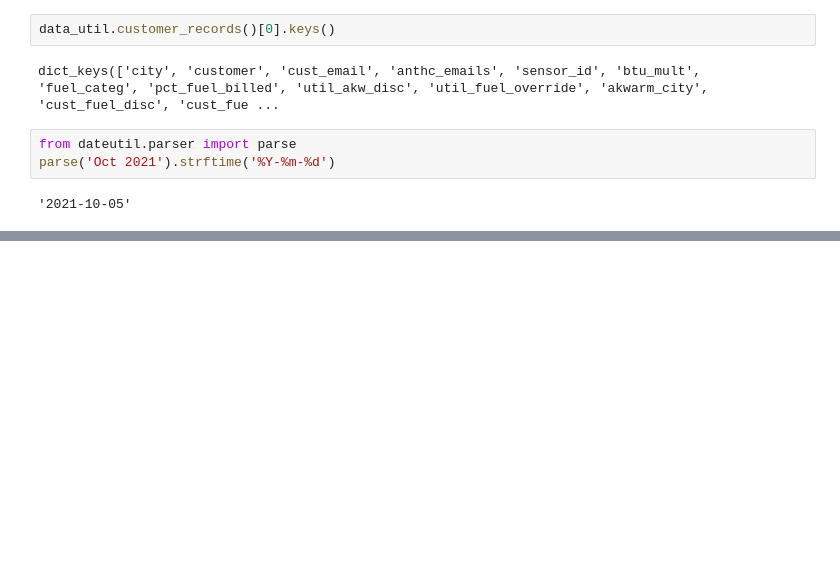
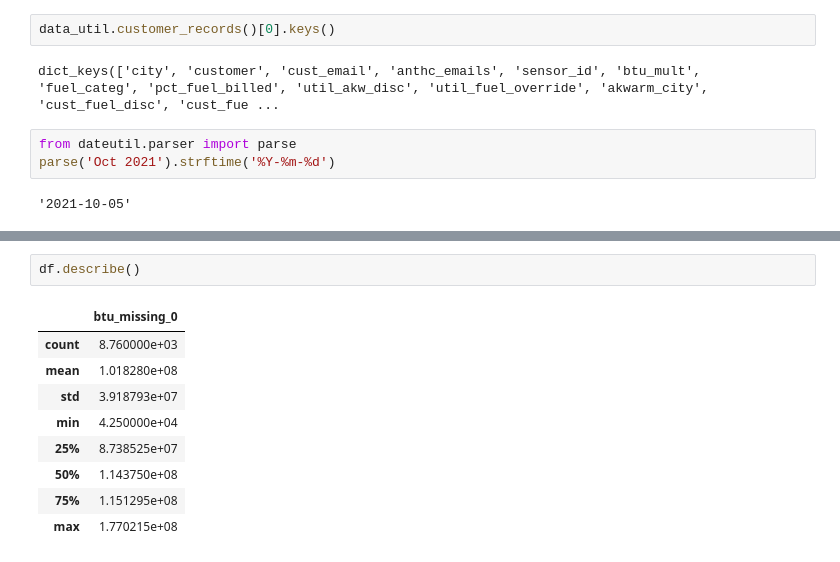
Before and after one commit to alanmitchell/heat-recovery-billing, a Jupyter notebook: heat_billing.ipynb, the cells around one changed output, grey strips where cells are left out. Saved outputs shown, nothing was run; the diff lists cells and outputs as text; blank space fills up the shorter version.

```diff
--- a/heat_billing.ipynb
+++ b/heat_billing.ipynb
@@ -176,0 +187,12 @@ parse('Oct 2021').strftime('%Y-%m-%d')
+# %%
+df.describe()
+# %% [output]
+|  | btu_missing_0 |
+| count | 8.760000e+03 |
+| mean | 1.018280e+08 |
+| std | 3.918793e+07 |
+| min | 4.250000e+04 |
+| 25% | 8.738525e+07 |
+| 50% | 1.143750e+08 |
+| 75% | 1.151295e+08 |
+| max | 1.770215e+08 |
```
Also changed, not shown: parts of 3 cells of this notebook, 7 other files.
